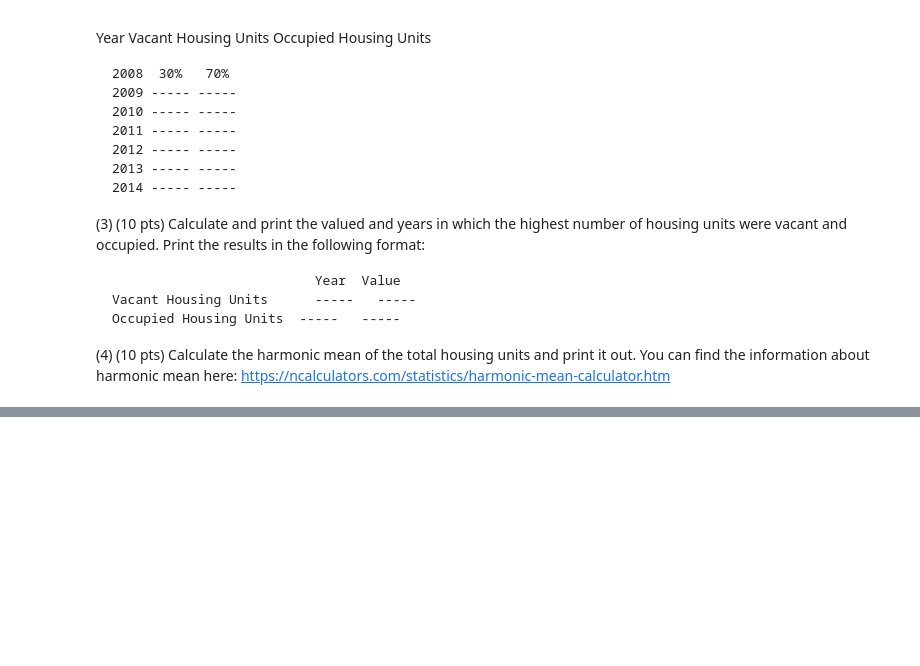
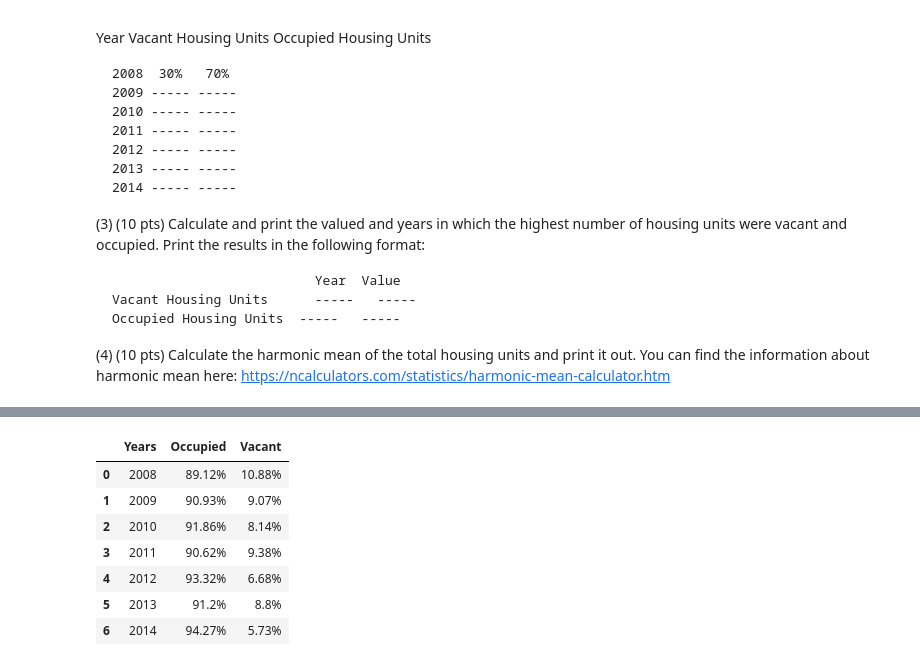
Before and after one commit to vishalpuri07/VISHAL_INFO5731_FALL2021, a Jupyter notebook: INFO5731_Assignment_One.ipynb, the cells around one changed output, grey strips where cells are left out. Drawn from its saved outputs; the diff is of its cells as text; code cells hidden in the pictures; blank space fills up the shorter version.

```diff
--- a/INFO5731_Assignment_One.ipynb
+++ b/INFO5731_Assignment_One.ipynb
@@ -70,0 +267,25 @@ Year Vacant Housing Units Occupied Housing Units
+# %%
+# Create an empty data frame that will be show the results.
+
+# Start with the required years. Can also be obtained from the dataset.
+Status = pd.DataFrame()
+Status["Years"] = range(2008,2015)
+
+# Calculate Percentage for Occupied Units. Formula => % Occupied = Occupied Units * 100 / Total Housing Units %
+# Round the answer to 2 floating decimals and change data type to string so that % sign can be added at the end.
+Status["Occupied"] = (data["Occupied Housing Units"] / data["Total Housing Units"] * 100).round(2).astype(str) + "%"
+
+# Calculate Percentage for Vacant Units. Formula => % Vacant = Vacant Units * 100 / Total Housing Units %
+# Round the answer to 2 floating decimals and change data type to string so that % sign can be added at the end.
+Status["Vacant"] = (data["Vacant Housing Units"] / data["Total Housing Units"] * 100).round(2).astype(str) + "%"
+
+Status
+# %% [output]
+|  | Years | Occupied | Vacant |
+| 0 | 2008 | 89.12% | 10.88% |
+| 1 | 2009 | 90.93% | 9.07% |
+| 2 | 2010 | 91.86% | 8.14% |
+| 3 | 2011 | 90.62% | 9.38% |
+| 4 | 2012 | 93.32% | 6.68% |
+| 5 | 2013 | 91.2% | 8.8% |
+| 6 | 2014 | 94.27% | 5.73% |
```
Also changed, not shown: parts of 23 cells of this notebook.
